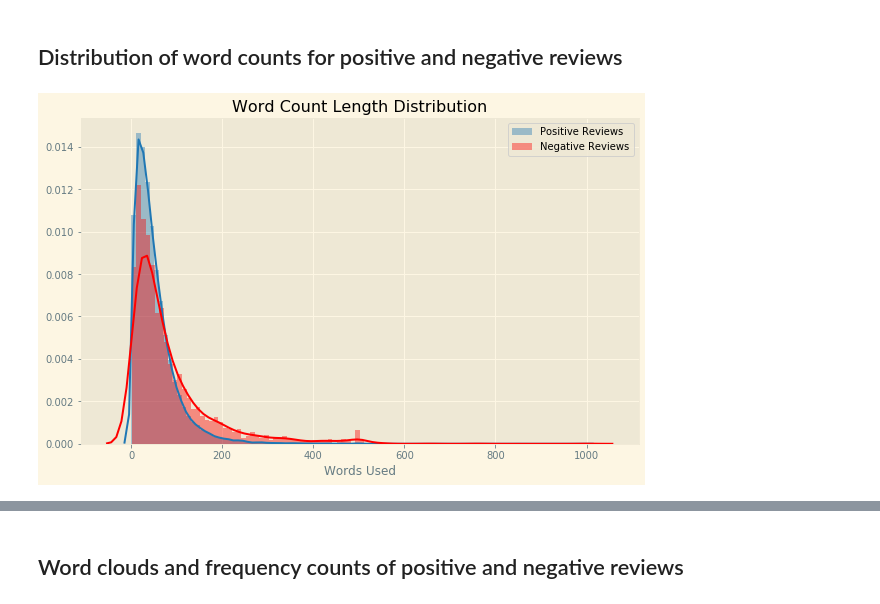
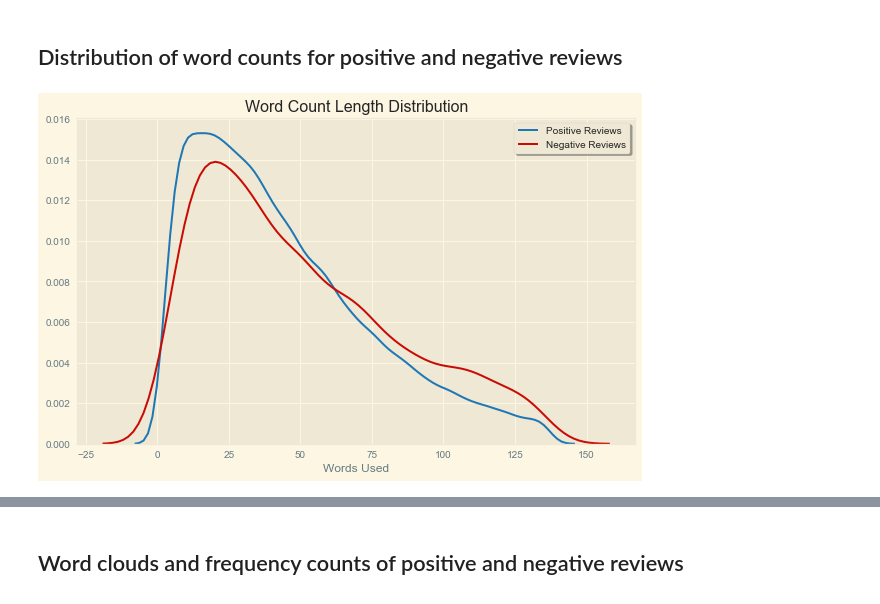
Before and after one commit to KishenSharma6/Airbnb-Analysis, a Jupyter notebook: Project Codes/05. Modeling/2020_0207_Reviews_NLP.ipynb, the cells around one changed output, grey strips where cells are left out. Saved outputs shown, nothing was run; the diff lists cells and outputs as text; code cells hidden in the pictures.

```diff
--- a/Project Codes/05. Modeling/2020_0207_Reviews_NLP.ipynb
+++ b/Project Codes/05. Modeling/2020_0207_Reviews_NLP.ipynb
@@ -89,22 +89,22 @@ g.set_yticklabels(['{:,}'.format(int(y)) for y in ax.get_yticks()]);
 # %%
 #Create pos/negative df's
 pos_df = df[df.label == 'positive']
 neg_df = df[df.label == 'negative']
 
 #Create pos/neg corpora
 pos_comments = pos_df['comments'].tolist()
 neg_comments = neg_df['comments'].tolist()
 
 #Set plot
 fig, ax = plt.subplots(figsize=(10,6))
 
 #Plot Histograms for word count
-sns.distplot(pos_df.word_count, kde = True, bins = 100, color = 'tab:blue', ax=ax)
-sns.distplot(neg_df.word_count, kde = True, bins = 100, color = 'r', ax=ax)
+sns.distplot(pos_df.word_count, kde = True, hist = False, color = 'tab:blue', ax=ax, label = 'Positive Reviews')
+sns.distplot(neg_df.word_count, kde = True, hist = False, color = 'r', ax=ax, label='Negative Reviews')
 
 #Set plot aesthetics
-ax.legend(labels = ['Positive Reviews', 'Negative Reviews', 'Neutral Reviews'], frameon = True);
+ax.legend(shadow = True, frameon = True);
 ax.set_title('Word Count Length Distribution')
 ax.set_xlabel('Words Used');
 # %% [output]
-[figure, old version]
+[figure, new version]
```
Also changed, not shown: parts of 15 cells of this notebook, 1 other file.
